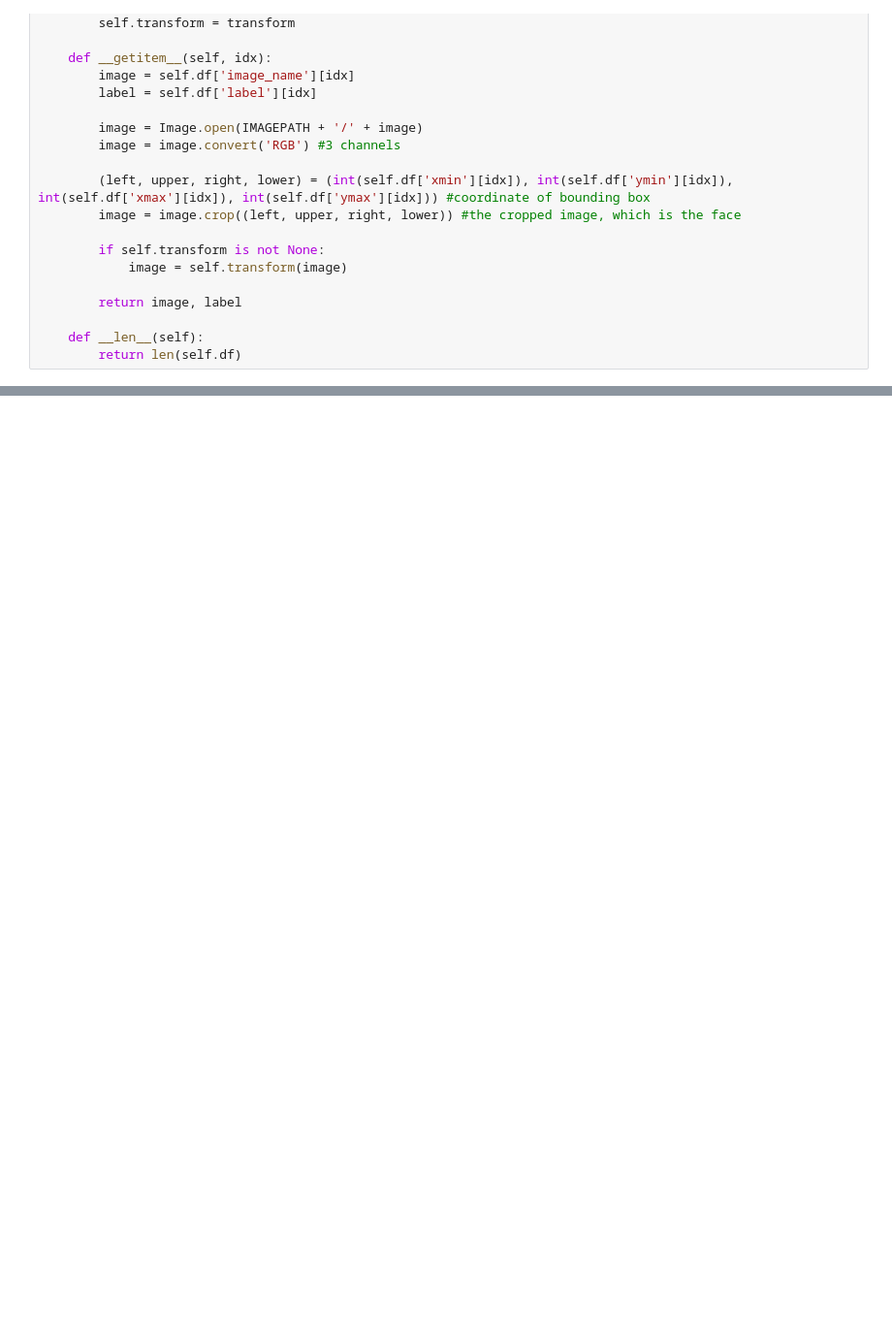
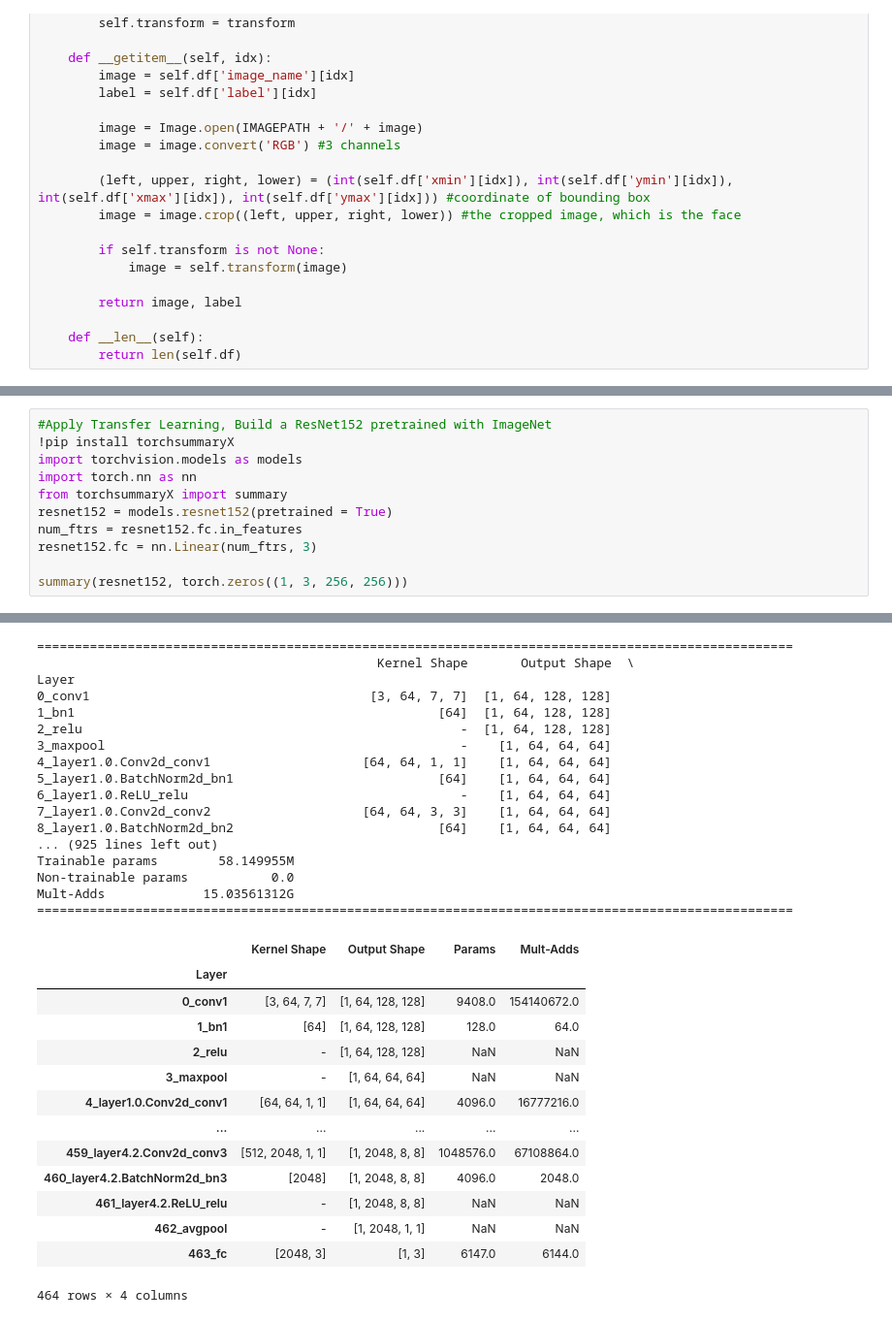
Before and after one commit to Walkier/NETE, a Jupyter notebook: project.ipynb, the cells around one changed output, grey strips where cells are left out. Shown at 97% size. Cells and saved outputs as stored; diff of their text form; blank space fills up the shorter version.

```diff
--- a/project.ipynb
+++ b/project.ipynb
@@ -116,3 +144,15 @@ bs = 64
 train_loader = DataLoader(trainset, batch_size = bs, shuffle = True)
 valid_loader = DataLoader(validset, batch_size = bs, shuffle = False)
 test_loader = DataLoader(testset, batch_size = bs, shuffle = False)
+# %%
+#Apply Transfer Learning, Build a ResNet152 pretrained with ImageNet
+!pip install torchsummaryX
+import torchvision.models as models
+import torch.nn as nn
+from torchsummaryX import summary
+resnet152 = models.resnet152(pretrained = True)
+num_ftrs = resnet152.fc.in_features
+resnet152.fc = nn.Linear(num_ftrs, 3)
+
+summary(resnet152, torch.zeros((1, 3, 256, 256)))
+# %% [output]
@@ -118,0 +167,31 @@ test_loader = DataLoader(testset, batch_size = bs, shuffle = False)
+====================================================================================================
+                                             Kernel Shape       Output Shape  \
+Layer
+0_conv1                                     [3, 64, 7, 7]  [1, 64, 128, 128]
+1_bn1                                                [64]  [1, 64, 128, 128]
+2_relu                                                  -  [1, 64, 128, 128]
+3_maxpool                                               -    [1, 64, 64, 64]
+4_layer1.0.Conv2d_conv1                    [64, 64, 1, 1]    [1, 64, 64, 64]
+5_layer1.0.BatchNorm2d_bn1                           [64]    [1, 64, 64, 64]
+6_layer1.0.ReLU_relu                                    -    [1, 64, 64, 64]
+7_layer1.0.Conv2d_conv2                    [64, 64, 3, 3]    [1, 64, 64, 64]
+8_layer1.0.BatchNorm2d_bn2                           [64]    [1, 64, 64, 64]
+... (925 lines left out)
+Trainable params        58.149955M
+Non-trainable params           0.0
+Mult-Adds             15.03561312G
+====================================================================================================
+|  | Kernel Shape | Output Shape | Params | Mult-Adds |
+| Layer |  |  |  |  |
+| 0_conv1 | [3, 64, 7, 7] | [1, 64, 128, 128] | 9408.0 | 154140672.0 |
+| 1_bn1 | [64] | [1, 64, 128, 128] | 128.0 | 64.0 |
+| 2_relu | - | [1, 64, 128, 128] | NaN | NaN |
+| 3_maxpool | - | [1, 64, 64, 64] | NaN | NaN |
+| 4_layer1.0.Conv2d_conv1 | [64, 64, 1, 1] | [1, 64, 64, 64] | 4096.0 | 16777216.0 |
+| ... | ... | ... | ... | ... |
+| 459_layer4.2.Conv2d_conv3 | [512, 2048, 1, 1] | [1, 2048, 8, 8] | 1048576.0 | 67108864.0 |
+| 460_layer4.2.BatchNorm2d_bn3 | [2048] | [1, 2048, 8, 8] | 4096.0 | 2048.0 |
+| 461_layer4.2.ReLU_relu | - | [1, 2048, 8, 8] | NaN | NaN |
+| 462_avgpool | - | [1, 2048, 1, 1] | NaN | NaN |
+| 463_fc | [2048, 3] | [1, 3] | 6147.0 | 6144.0 |
+464 rows × 4 columns
```
Also changed, not shown: parts of 12 cells of this notebook.
